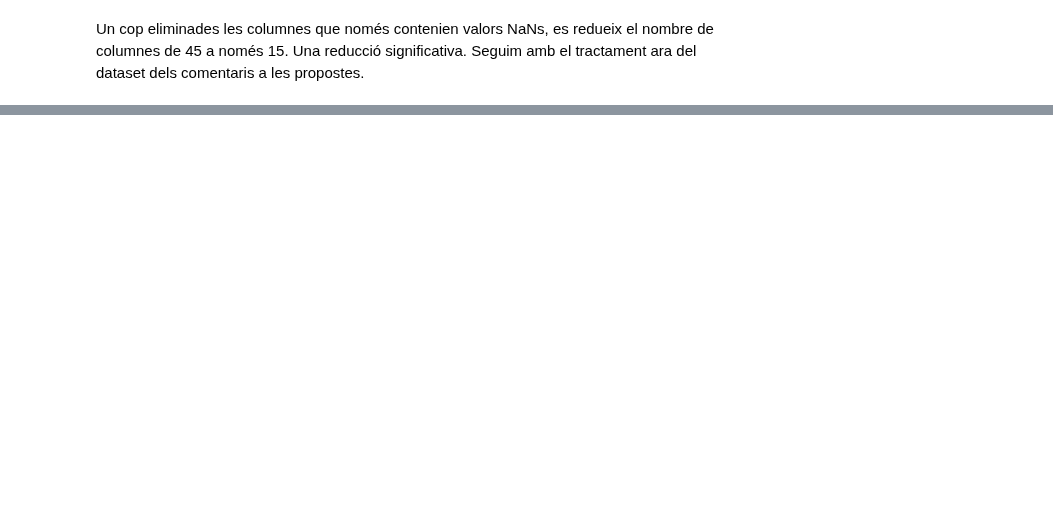
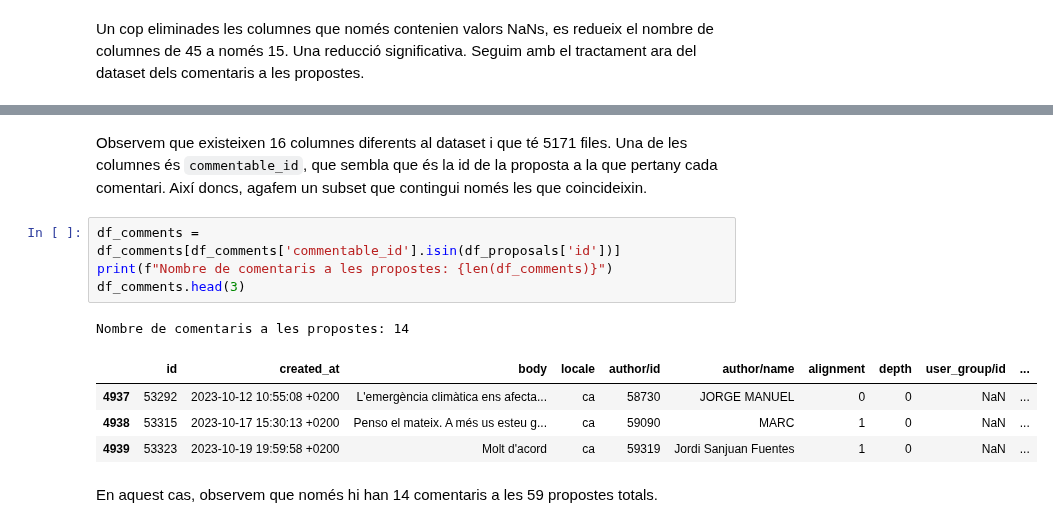
Before and after one commit to NoOPeEKS/dades-assemblea-clima, a Jupyter notebook: exploracio_csv.ipynb, the cells around one changed output, grey strips where cells are left out. Cells and saved outputs as stored; diff of their text form; blank space fills up the shorter version.

```diff
--- a/exploracio_csv.ipynb
+++ b/exploracio_csv.ipynb
@@ -61,0 +74,14 @@ Seguim amb el tractament ara del dataset dels comentaris a les propostes.
+# %% [markdown]
+Observem que existeixen 16 columnes diferents al dataset i que té 5171 files. Una de les columnes és `commentable_id`, que sembla que és la id de la proposta a la que pertany cada comentari. Així doncs, agafem un subset que contingui només les que coincideixin.
+# %%
+df_comments = df_comments[df_comments['commentable_id'].isin(df_proposals['id'])]
+print(f"Nombre de comentaris a les propostes: {len(df_comments)}")
+df_comments.head(3)
+# %% [output]
+Nombre de comentaris a les propostes: 14
+|  | id | created_at | body | locale | author/id | author/name | alignment | depth | user_group/id | ... |
+| 4937 | 53292 | 2023-10-12 10:55:08 +0200 | L'emergència climàtica ens afecta... | ca | 58730 | JORGE MANUEL | 0 | 0 | NaN | ... |
+| 4938 | 53315 | 2023-10-17 15:30:13 +0200 | Penso el mateix. A més us esteu g... | ca | 59090 | MARC | 1 | 0 | NaN | ... |
+| 4939 | 53323 | 2023-10-19 19:59:58 +0200 | Molt d'acord | ca | 59319 | Jordi Sanjuan Fuentes | 1 | 0 | NaN | ... |
+# %% [markdown]
+En aquest cas, observem que només hi han 14 comentaris a les 59 propostes totals.
```
Also changed, not shown: parts of 16 cells of this notebook.
